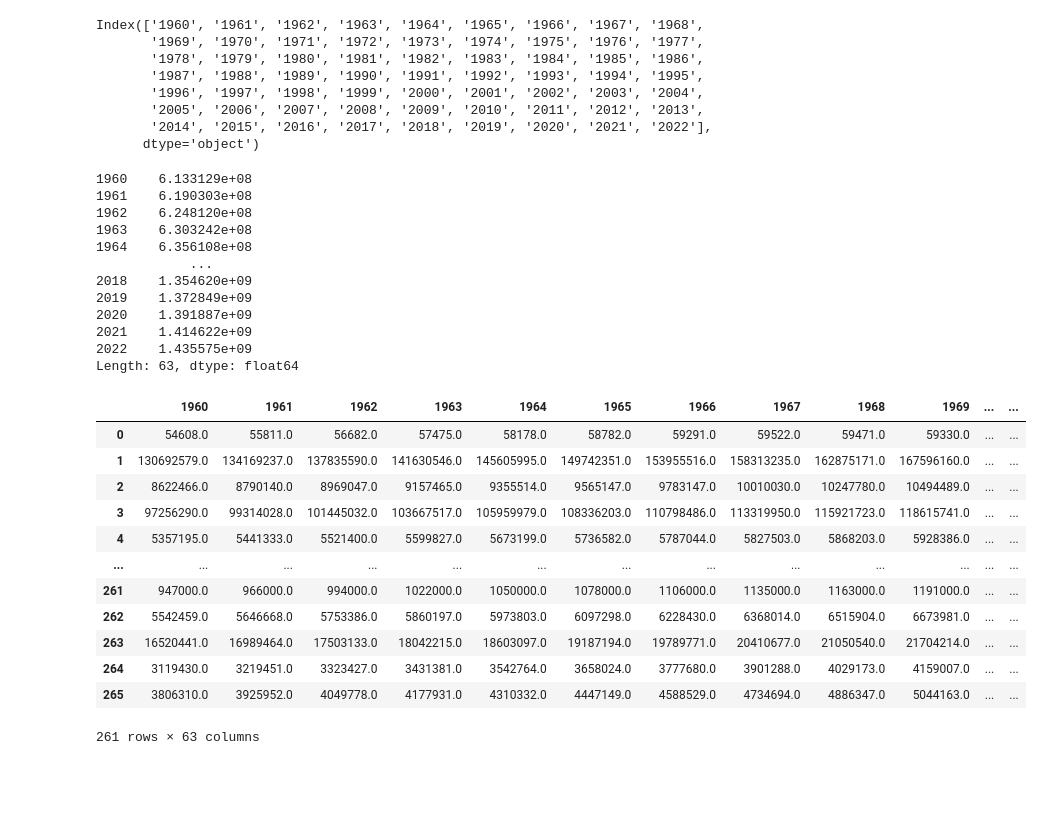
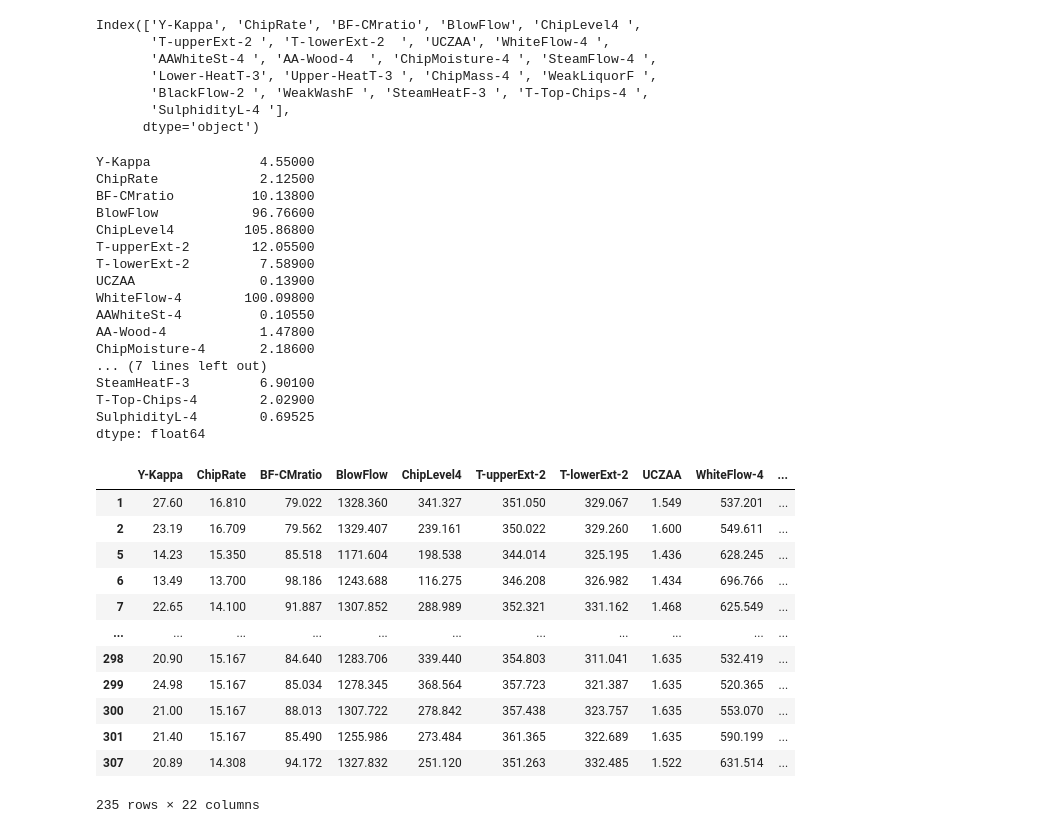
Before and after one commit to debajanigouda/Mainflow-task-2, a Jupyter notebook: Mainflowtask2.ipynb, the cells around one changed output. Cells and saved outputs as stored; diff of their text form; code cells hidden in the pictures; blank space fills up the shorter version.

```diff
--- a/Mainflowtask2.ipynb
+++ b/Mainflowtask2.ipynb
@@ -1,7 +1,7 @@
 # %%
 import pandas as pd
 # %%
-d=pd.read_csv("C:\\Users\\DELL\\OneDrive\\Desktop\\Dataset\\archive\\cleaned_data_Task1.csv")
+d = pd.read_csv("C:\\Users\\DELL\\OneDrive\\Desktop\\Dataset\\01.Data Cleaning and Preprocessing.csv")
 # %%
 df=pd.DataFrame(d)
 # %%
@@ -210,50 +195,54 @@ Index(['Country Name', '1960', '1961', '1962', '1963', '1964', '1965', '1966',
       dtype='object')
 # %%
-d2.drop(['Country Name'], axis=1, inplace=True)
+d2.drop(['Observation'], axis=1, inplace=True)
 d2.columns
 # %% [output]
-Index(['1960', '1961', '1962', '1963', '1964', '1965', '1966', '1967', '1968',
-       '1969', '1970', '1971', '1972', '1973', '1974', '1975', '1976', '1977',
-       '1978', '1979', '1980', '1981', '1982', '1983', '1984', '1985', '1986',
-       '1987', '1988', '1989', '1990', '1991', '1992', '1993', '1994', '1995',
-       '1996', '1997', '1998', '1999', '2000', '2001', '2002', '2003', '2004',
-       '2005', '2006', '2007', '2008', '2009', '2010', '2011', '2012', '2013',
-       '2014', '2015', '2016', '2017', '2018', '2019', '2020', '2021', '2022'],
+Index(['Y-Kappa', 'ChipRate', 'BF-CMratio', 'BlowFlow', 'ChipLevel4 ',
+       'T-upperExt-2 ', 'T-lowerExt-2  ', 'UCZAA', 'WhiteFlow-4 ',
+       'AAWhiteSt-4 ', 'AA-Wood-4  ', 'ChipMoisture-4 ', 'SteamFlow-4 ',
+       'Lower-HeatT-3', 'Upper-HeatT-3 ', 'ChipMass-4 ', 'WeakLiquorF ',
+       'BlackFlow-2 ', 'WeakWashF ', 'SteamHeatF-3 ', 'T-Top-Chips-4 ',
+       'SulphidityL-4 '],
       dtype='object')
 # %%
-Q1= d2.quantile(0.86)
-Q3= d2.quantile(0.95)
+Q1= d2.quantile(0.25)
+Q3= d2.quantile(0.75)
 IQR=Q3-Q1
 print(IQR)
 # %% [output]
-1960    6.133129e+08
-1961    6.190303e+08
-1962    6.248120e+08
-1963    6.303242e+08
-1964    6.356108e+08
-            ...
-2018    1.354620e+09
-2019    1.372849e+09
-2020    1.391887e+09
-2021    1.414622e+09
-2022    1.435575e+09
-Length: 63, dtype: float64
+Y-Kappa              4.55000
+ChipRate             2.12500
+BF-CMratio          10.13800
+BlowFlow            96.76600
+ChipLevel4         105.86800
+T-upperExt-2        12.05500
+T-lowerExt-2         7.58900
+UCZAA                0.13900
+WhiteFlow-4        100.09800
+AAWhiteSt-4          0.10550
+AA-Wood-4            1.47800
+ChipMoisture-4       2.18600
+... (7 lines left out)
+SteamHeatF-3         6.90100
+T-Top-Chips-4        2.02900
+SulphidityL-4        0.69525
+dtype: float64
 # %%
-d2=d2[~((d2<(Q1-1.9*IQR))|(d2>(Q3+1.9*IQR))).any(axis=1)]
+d2=d2[~((d2<(Q1-1.5*IQR))|(d2>(Q3+1.5*IQR))).any(axis=1)]
 d2
 # %% [output]
-|  | 1960 | 1961 | 1962 | 1963 | 1964 | 1965 | 1966 | 1967 | 1968 | 1969 | ... | ... |
-| 0 | 54608.0 | 55811.0 | 56682.0 | 57475.0 | 58178.0 | 58782.0 | 59291.0 | 59522.0 | 59471.0 | 59330.0 | ... | ... |
-| 1 | 130692579.0 | 134169237.0 | 137835590.0 | 141630546.0 | 145605995.0 | 149742351.0 | 153955516.0 | 158313235.0 | 162875171.0 | 167596160.0 | ... | ... |
-| 2 | 8622466.0 | 8790140.0 | 8969047.0 | 9157465.0 | 9355514.0 | 9565147.0 | 9783147.0 | 10010030.0 | 10247780.0 | 10494489.0 | ... | ... |
-| 3 | 97256290.0 | 99314028.0 | 101445032.0 | 103667517.0 | 105959979.0 | 108336203.0 | 110798486.0 | 113319950.0 | 115921723.0 | 118615741.0 | ... | ... |
-| 4 | 5357195.0 | 5441333.0 | 5521400.0 | 5599827.0 | 5673199.0 | 5736582.0 | 5787044.0 | 5827503.0 | 5868203.0 | 5928386.0 | ... | ... |
-| ... | ... | ... | ... | ... | ... | ... | ... | ... | ... | ... | ... | ... |
-| 261 | 947000.0 | 966000.0 | 994000.0 | 1022000.0 | 1050000.0 | 1078000.0 | 1106000.0 | 1135000.0 | 1163000.0 | 1191000.0 | ... | ... |
-| 262 | 5542459.0 | 5646668.0 | 5753386.0 | 5860197.0 | 5973803.0 | 6097298.0 | 6228430.0 | 6368014.0 | 6515904.0 | 6673981.0 | ... | ... |
-| 263 | 16520441.0 | 16989464.0 | 17503133.0 | 18042215.0 | 18603097.0 | 19187194.0 | 19789771.0 | 20410677.0 | 21050540.0 | 21704214.0 | ... | ... |
-| 264 | 3119430.0 | 3219451.0 | 3323427.0 | 3431381.0 | 3542764.0 | 3658024.0 | 3777680.0 | 3901288.0 | 4029173.0 | 4159007.0 | ... | ... |
-| 265 | 3806310.0 | 3925952.0 | 4049778.0 | 4177931.0 | 4310332.0 | 4447149.0 | 4588529.0 | 4734694.0 | 4886347.0 | 5044163.0 | ... | ... |
+|  | Y-Kappa | ChipRate | BF-CMratio | BlowFlow | ChipLevel4 | T-upperExt-2 | T-lowerExt-2 | UCZAA | WhiteFlow-4 | ... |
+| 1 | 27.60 | 16.810 | 79.022 | 1328.360 | 341.327 | 351.050 | 329.067 | 1.549 | 537.201 | ... |
+| 2 | 23.19 | 16.709 | 79.562 | 1329.407 | 239.161 | 350.022 | 329.260 | 1.600 | 549.611 | ... |
+| 5 | 14.23 | 15.350 | 85.518 | 1171.604 | 198.538 | 344.014 | 325.195 | 1.436 | 628.245 | ... |
+| 6 | 13.49 | 13.700 | 98.186 | 1243.688 | 116.275 | 346.208 | 326.982 | 1.434 | 696.766 | ... |
+| 7 | 22.65 | 14.100 | 91.887 | 1307.852 | 288.989 | 352.321 | 331.162 | 1.468 | 625.549 | ... |
+| ... | ... | ... | ... | ... | ... | ... | ... | ... | ... | ... |
+| 298 | 20.90 | 15.167 | 84.640 | 1283.706 | 339.440 | 354.803 | 311.041 | 1.635 | 532.419 | ... |
+| 299 | 24.98 | 15.167 | 85.034 | 1278.345 | 368.564 | 357.723 | 321.387 | 1.635 | 520.365 | ... |
+| 300 | 21.00 | 15.167 | 88.013 | 1307.722 | 278.842 | 357.438 | 323.757 | 1.635 | 553.070 | ... |
+| 301 | 21.40 | 15.167 | 85.490 | 1255.986 | 273.484 | 361.365 | 322.689 | 1.635 | 590.199 | ... |
+| 307 | 20.89 | 14.308 | 94.172 | 1327.832 | 251.120 | 351.263 | 332.485 | 1.522 | 631.514 | ... |
-261 rows × 63 columns
+235 rows × 22 columns
 # %%
 #sorting data:
```
Also changed, not shown: parts of 16 cells of this notebook.
